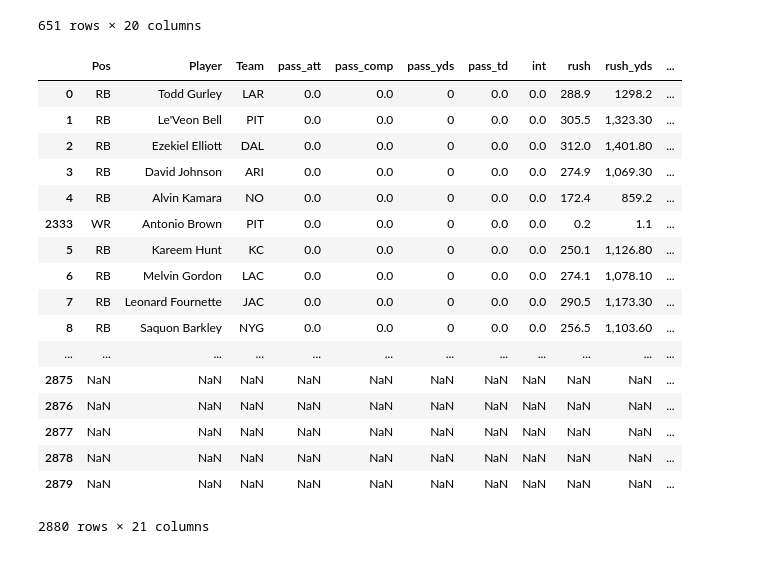
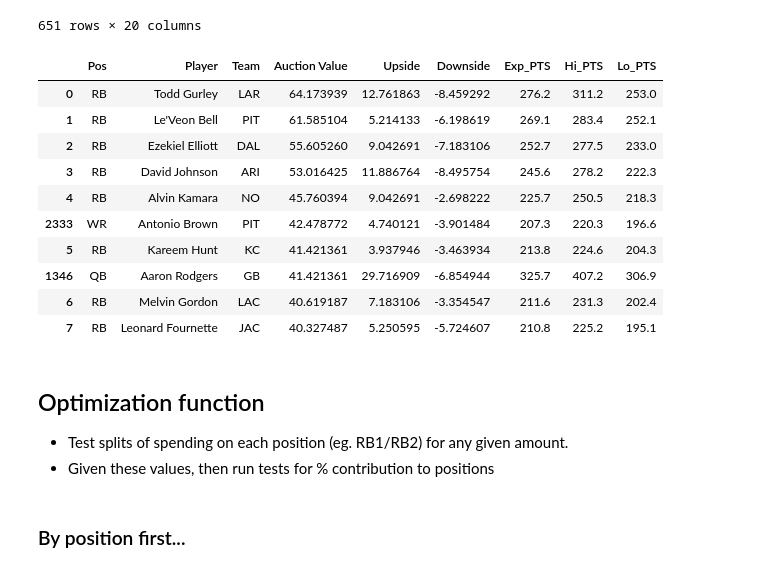
Before and after one commit to flint-hasset/Fantasy-Football, a Jupyter notebook: Fantasy Football VBD Model.ipynb, the cells around one changed output. Saved outputs shown, nothing was run; the diff lists cells and outputs as text; code cells hidden in the pictures.

```diff
--- a/Fantasy Football VBD Model.ipynb
+++ b/Fantasy Football VBD Model.ipynb
@@ -20,20 +29,21 @@ df_raw_stats.head()
 # %%
 teams = 12
 buyin = 200
-qb_start, qb_bench = 2,0
+qb_start, qb_bench = 2,0.25
 rb_start, rb_bench = 2.5, .5
 wr_start, wr_bench = 2.5, 2
 te_start, te_bench = 1, .25
+bench_size = 5 ### actual 6, but calculated to optimize for 2 flex.
 d_start = 1
 k_start = 1
-rb_waiver = teams*(rb_start+rb_bench)+1
-wr_waiver = teams*(wr_start+wr_bench)+1
-qb_waiver = teams*(qb_start+qb_bench)+1
-te_waiver = teams*(te_start+te_bench)+1
+rb_waiver = int(teams*(rb_start+rb_bench)+1)
+wr_waiver = int(teams*(wr_start+wr_bench)+1)
+qb_waiver = int(teams*(qb_start+qb_bench)+1)
+te_waiver = int(teams*(te_start+te_bench)+1)
 # %% [markdown]
 ## Run assumptions
 # %%
-starters =.95
+starters =.90
 # %% [markdown]
 #### Replacement values
 # %%
@@ -93,29 +103,25 @@ df_op.dropna()
 651 rows × 20 columns
 # %%
 total_par = np.sum(df_op['PAR'])
-value_per_pt = teams * buyin / total_par
+value_per_pt = teams * (buyin*starters) / total_par
 # %%
 df_op['Auction Value'] = np.max(df_op['PAR'],0)
 df_op['Auction Value'] = df_op.apply(lambda row: df_op['PAR'] * value_per_pt,axis=0)
+df_op['Downside'] = (df_op['Lo_PTS']-df_op['Exp_PTS'])*value_per_pt
+df_op['Upside'] = (df_op['Hi_PTS']-df_op['Exp_PTS'])*value_per_pt
+df_op.dropna()
+df_op.sort_values(by=['Auction Value'], ascending=False)
+df_pres = df_op[['Pos','Player','Team','Auction Value','Upside','Downside','Exp_PTS','Hi_PTS','Lo_PTS']]
+df_pres.sort_values(by=['Auction Value'], ascending=False).head(10)
+# %% [output]
+|  | Pos | Player | Team | Auction Value | Upside | Downside | Exp_PTS | Hi_PTS | Lo_PTS |
+| 0 | RB | Todd Gurley | LAR | 64.173939 | 12.761863 | -8.459292 | 276.2 | 311.2 | 253.0 |
+| 1 | RB | Le'Veon Bell | PIT | 61.585104 | 5.214133 | -6.198619 | 269.1 | 283.4 | 252.1 |
+| 2 | RB | Ezekiel Elliott | DAL | 55.605260 | 9.042691 | -7.183106 | 252.7 | 277.5 | 233.0 |
+| 3 | RB | David Johnson | ARI | 53.016425 | 11.886764 | -8.495754 | 245.6 | 278.2 | 222.3 |
+| 4 | RB | Alvin Kamara | NO | 45.760394 | 9.042691 | -2.698222 | 225.7 | 250.5 | 218.3 |
+| 2333 | WR | Antonio Brown | PIT | 42.478772 | 4.740121 | -3.901484 | 207.3 | 220.3 | 196.6 |
+| 5 | RB | Kareem Hunt | KC | 41.421361 | 3.937946 | -3.463934 | 213.8 | 224.6 | 204.3 |
+| 1346 | QB | Aaron Rodgers | GB | 41.421361 | 29.716909 | -6.854944 | 325.7 | 407.2 | 306.9 |
+| 6 | RB | Melvin Gordon | LAC | 40.619187 | 7.183106 | -3.354547 | 211.6 | 231.3 | 202.4 |
+| 7 | RB | Leonard Fournette | JAC | 40.327487 | 5.250595 | -5.724607 | 210.8 | 225.2 | 195.1 |
-# %%
-df_op.dropna()
-df_op.sort_values(by=['Auction Value'], ascending=False)
-# %% [output]
-|  | Pos | Player | Team | pass_att | pass_comp | pass_yds | pass_td | int | rush | rush_yds | ... |
-| 0 | RB | Todd Gurley | LAR | 0.0 | 0.0 | 0 | 0.0 | 0.0 | 288.9 | 1298.2 | ... |
-| 1 | RB | Le'Veon Bell | PIT | 0.0 | 0.0 | 0 | 0.0 | 0.0 | 305.5 | 1,323.30 | ... |
-| 2 | RB | Ezekiel Elliott | DAL | 0.0 | 0.0 | 0 | 0.0 | 0.0 | 312.0 | 1,401.80 | ... |
-| 3 | RB | David Johnson | ARI | 0.0 | 0.0 | 0 | 0.0 | 0.0 | 274.9 | 1,069.30 | ... |
-| 4 | RB | Alvin Kamara | NO | 0.0 | 0.0 | 0 | 0.0 | 0.0 | 172.4 | 859.2 | ... |
-| 2333 | WR | Antonio Brown | PIT | 0.0 | 0.0 | 0 | 0.0 | 0.0 | 0.2 | 1.1 | ... |
-| 5 | RB | Kareem Hunt | KC | 0.0 | 0.0 | 0 | 0.0 | 0.0 | 250.1 | 1,126.80 | ... |
-| 6 | RB | Melvin Gordon | LAC | 0.0 | 0.0 | 0 | 0.0 | 0.0 | 274.1 | 1,078.10 | ... |
-| 7 | RB | Leonard Fournette | JAC | 0.0 | 0.0 | 0 | 0.0 | 0.0 | 290.5 | 1,173.30 | ... |
-| 8 | RB | Saquon Barkley | NYG | 0.0 | 0.0 | 0 | 0.0 | 0.0 | 256.5 | 1,103.60 | ... |
-| ... | ... | ... | ... | ... | ... | ... | ... | ... | ... | ... | ... |
-| 2875 | NaN | NaN | NaN | NaN | NaN | NaN | NaN | NaN | NaN | NaN | ... |
-| 2876 | NaN | NaN | NaN | NaN | NaN | NaN | NaN | NaN | NaN | NaN | ... |
-| 2877 | NaN | NaN | NaN | NaN | NaN | NaN | NaN | NaN | NaN | NaN | ... |
-| 2878 | NaN | NaN | NaN | NaN | NaN | NaN | NaN | NaN | NaN | NaN | ... |
-| 2879 | NaN | NaN | NaN | NaN | NaN | NaN | NaN | NaN | NaN | NaN | ... |
-2880 rows × 21 columns
@@ -121,0 +130,6 @@ df_op.sort_values(by=['Auction Value'], ascending=False)
+# %% [markdown]
+## Optimization function
+- Test splits of spending on each position (eg. RB1/RB2) for any given amount.
+- Given these values, then run tests for % contribution to positions
+# %% [markdown]
+### By position first...
```
Also changed, not shown: parts of 14 cells of this notebook.
